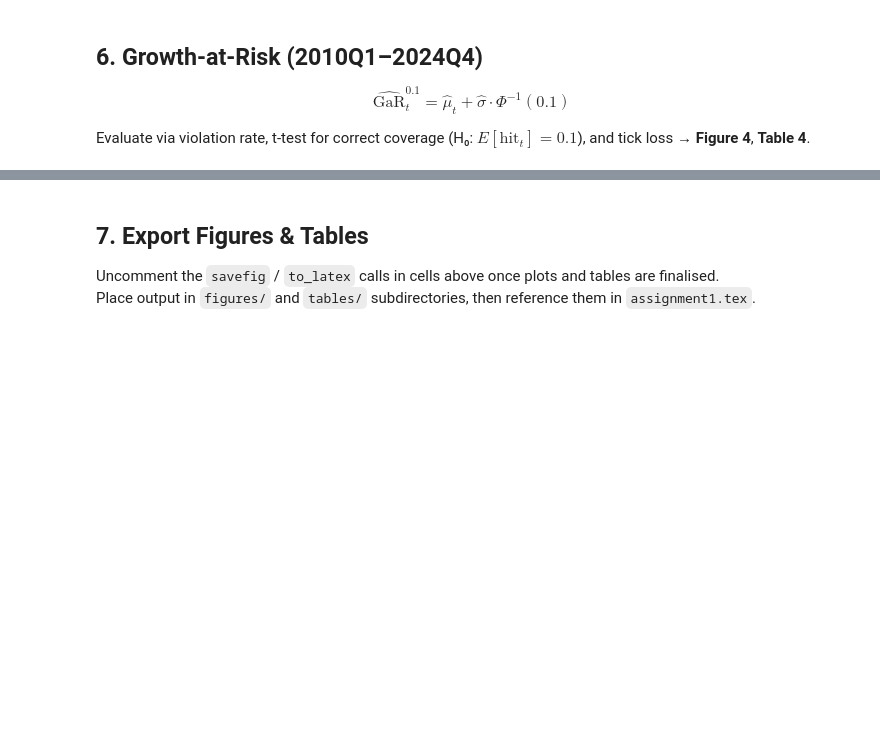
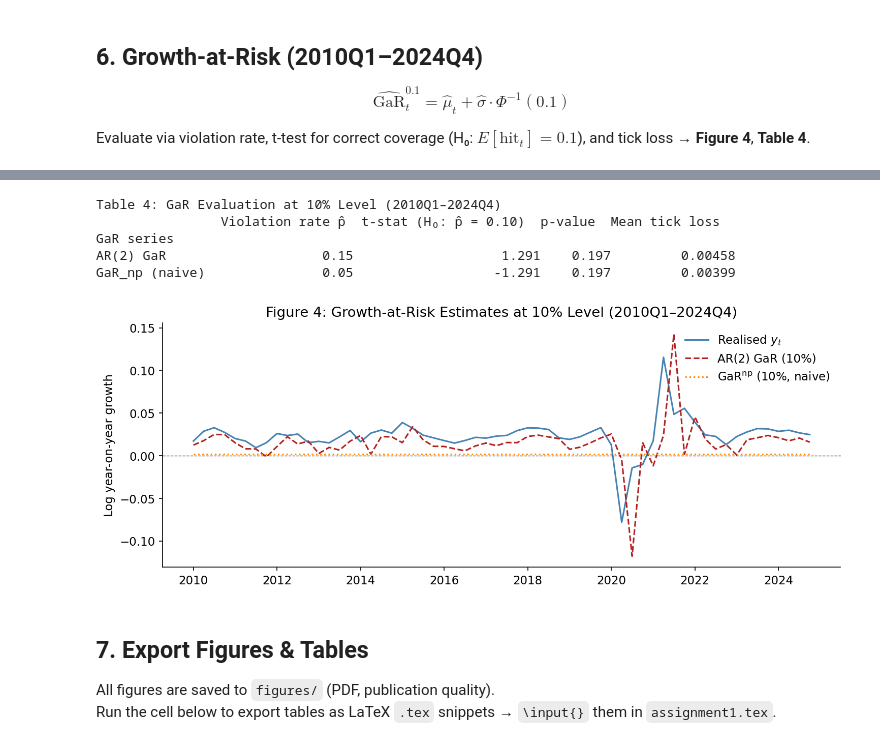
Before and after one commit to rohde01/Econometrics-II, a Jupyter notebook: Assignment1/main.ipynb, the cells around one changed output, grey strips where cells are left out. Drawn from its saved outputs; the diff is of its cells as text; code cells hidden in the pictures; blank space fills up the shorter version.

```diff
--- a/Assignment1/main.ipynb
+++ b/Assignment1/main.ipynb
@@ -204,12 +360,13 @@ $$\widehat{\text{GaR}}^{0.1}_t = \hat{\mu}_t + \hat{\sigma} \cdot \Phi^{-1}(0.1)
 Evaluate via violation rate, t-test for correct coverage (H₀: $E[\text{hit}_t]=0.1$), and tick loss → **Figure 4**, **Table 4**.
 # %%
 # Compute GaR estimates
-sigma_hat = np.sqrt(preferred.params.get("sigma2", preferred.params.iloc[-1]))
-phi_inv   = stats.norm.ppf(ALPHA)  # Phi^{-1}(0.10) ≈ -1.282
+# GaR^alpha_t = mu_t + sigma * Phi^{-1}(alpha)
+sigma_hat = np.sqrt(preferred.params["sigma2"])
+phi_inv   = stats.norm.ppf(ALPHA)          # Phi^{-1}(0.10) ≈ −1.282
 
 GaR_model = forecast_model + sigma_hat * phi_inv
 
-print(f"σ̂ = {sigma_hat:.4f}")
-print(f"Φ⁻¹(0.10) = {phi_inv:.4f}")
+print(f"σ̂             = {sigma_hat:.4f}")
+print(f"Φ⁻¹(0.10)     = {phi_inv:.4f}")
 print(f"\nModel GaR (first 5):\n{GaR_model.head()}")
-print(f"GaR_np (first 5):\n{GaR_np.head()}")
+print(f"\nGaR_np (first 5):\n{GaR_np.head()}")
@@ -216,35 +392,62 @@ print(f"GaR_np (first 5):\n{GaR_np.head()}")
 # %%
-# Violation rate and coverage test
+# GaR evaluation: violation rate, coverage t-test, and tick loss
 def evaluate_gar(y, gar, label="Model"):
-    hit = (y.values < gar.values).astype(float)
+    hit   = (y.values < gar.values).astype(float)
     p_hat = hit.mean()
-    T = len(hit)
-    # t-test: H0: E[hit] = alpha
-    se = np.sqrt(ALPHA * (1 - ALPHA) / T)
+    T     = len(hit)
+    # t-test: H0: E[hit_t] = alpha
+    se     = np.sqrt(ALPHA * (1 - ALPHA) / T)
     t_stat = (p_hat - ALPHA) / se
     t_pval = 2 * (1 - stats.norm.cdf(abs(t_stat)))
-    # Tick loss
-    tick = ((ALPHA - hit) * (y.values - gar.values)).mean()
-    print(f"--- {label} ---")
-    print(f"Violation rate p̂ = {p_hat:.3f}  (target: {ALPHA})")
-    print(f"t-stat = {t_stat:.3f},  p-value = {t_pval:.3f}")
-    print(f"Mean tick loss = {tick:.6f}\n")
+    # Tick loss: T_alpha(y_t, GaR_t) = (alpha - hit_t)(y_t - GaR_t)
+    tick  = ((ALPHA - hit) * (y.values - gar.values)).mean()
     return p_hat, t_stat, t_pval, tick
 
-model_res = evaluate_gar(eval_y, GaR_model, label="AR Model GaR")
-np_res    = evaluate_gar(eval_y, GaR_np,    label="Naive GaR_np")
+model_res = evaluate_gar(eval_y, GaR_model, label=f"{PREFERRED_LABEL} GaR")
+np_res    = evaluate_gar(eval_y, GaR_np,    label="GaR_np (naive)")
+
+# Table 4
+table4 = pd.DataFrame(
+    {
+        "GaR series":               [f"{PREFERRED_LABEL} GaR", "GaR_np (naive)"],
+        "Violation rate p̂":         [round(model_res[0], 3), round(np_res[0], 3)],
+        "t-stat (H₀: p̂ = 0.10)":   [round(model_res[1], 3), round(np_res[1], 3)],
+        "p-value":                  [round(model_res[2], 3), round(np_res[2], 3)],
+        "Mean tick loss":           [round(model_res[3], 6), round(np_res[3], 6)],
+    }
+).set_index("GaR series")
+
+print("Table 4: GaR Evaluation at 10% Level (2010Q1–2024Q4)")
+print(table4.to_string())
+# %% [output]
+Table 4: GaR Evaluation at 10% Level (2010Q1–2024Q4)
+                Violation rate p̂  t-stat (H₀: p̂ = 0.10)  p-value  Mean tick loss
+GaR series
+AR(2) GaR                    0.15                   1.291    0.197         0.00458
+GaR_np (naive)               0.05                  -1.291    0.197         0.00399
 # %%
 # Figure 4: Realised y_t vs model GaR vs GaR_np (eval period)
 fig, ax = plt.subplots(figsize=(10, 4))
-# TODO: plot eval_y, GaR_model, GaR_np
+dates_eval = eval_y.index.to_timestamp()
+
+ax.plot(dates_eval, eval_y.values,    color="steelblue",  linewidth=1.5,
+        label="Realised $y_t$")
+ax.plot(dates_eval, GaR_model.values, color="firebrick",  linewidth=1.5,
+        linestyle="--", label=f"{PREFERRED_LABEL} GaR (10%)")
+ax.plot(dates_eval, GaR_np.values,    color="darkorange", linewidth=1.5,
+        linestyle=":",  label=r"GaR$^{\mathrm{np}}$ (10%, naive)")
+ax.axhline(0, color="black", linewidth=0.7, linestyle="--", alpha=0.6)
+ax.xaxis.set_major_formatter(mdates.DateFormatter("%Y"))
 ax.set_title("Figure 4: Growth-at-Risk Estimates at 10% Level (2010Q1–2024Q4)")
-ax.set_ylabel("Year-on-year growth")
-ax.legend()
+ax.set_ylabel("Log year-on-year growth")
+ax.legend(frameon=False)
 plt.tight_layout()
-# plt.savefig("figures/fig4_gar.pdf")
+plt.savefig("figures/fig4_gar.pdf", bbox_inches="tight")
 plt.show()
+# %% [output]
+[figure, added]
 # %% [markdown]
 ## 7. Export Figures & Tables
 
-Uncomment the `savefig` / `to_latex` calls in cells above once plots and tables are finalised.
-Place output in `figures/` and `tables/` subdirectories, then reference them in `assignment1.tex`.
+All figures are saved to `figures/` (PDF, publication quality).
+Run the cell below to export tables as LaTeX `.tex` snippets → `\input{}` them in `assignment1.tex`.
```
Also changed, not shown: parts of 14 cells of this notebook.
